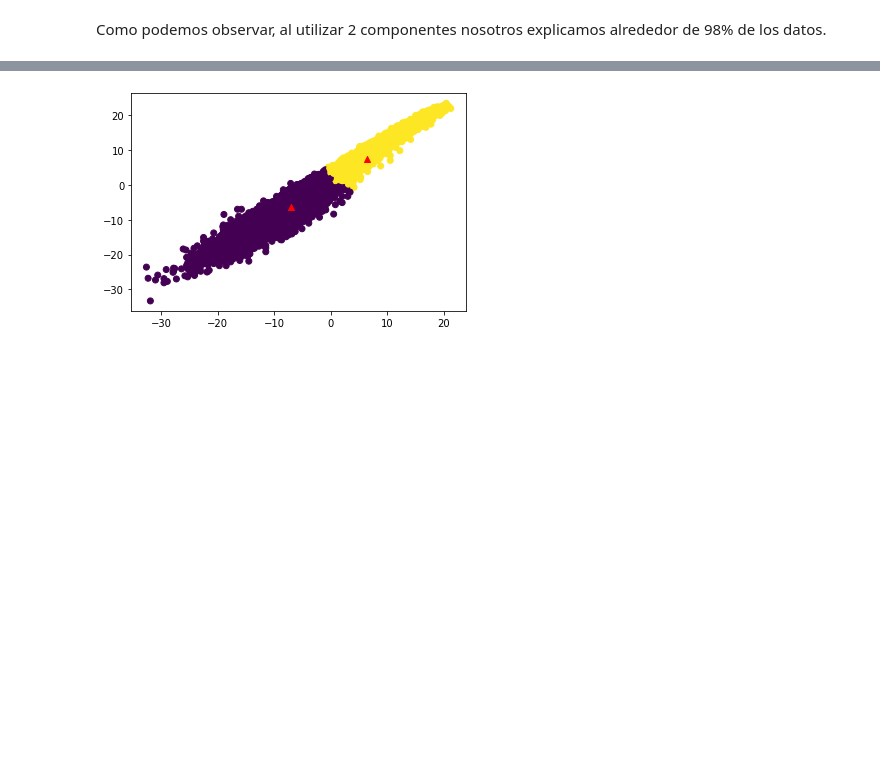
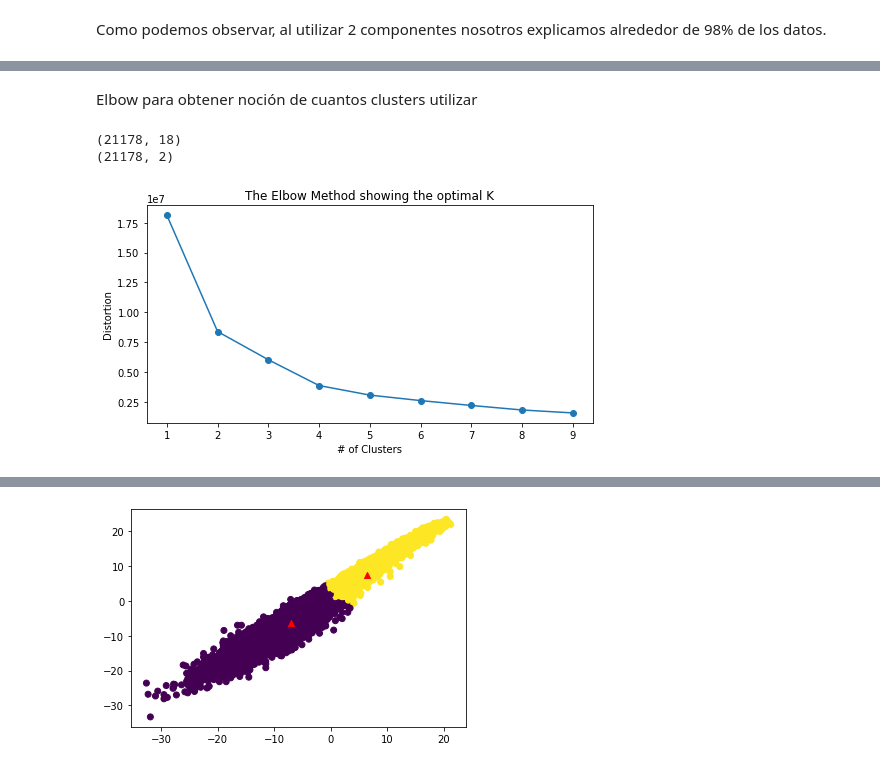
Before and after one commit to WizenPainter/reto-ma2007b, a Jupyter notebook: noaa_ai_workshop/IntroNotebooks/05-Challenge.ipynb, the cells around one changed output, grey strips where cells are left out. Cells and saved outputs as stored; diff of their text form; code cells hidden in the pictures; blank space fills up the shorter version.

```diff
--- a/noaa_ai_workshop/IntroNotebooks/05-Challenge.ipynb
+++ b/noaa_ai_workshop/IntroNotebooks/05-Challenge.ipynb
@@ -89,0 +114,19 @@ print(projected.shape)
+# %% [markdown]
+Elbow para obtener noción de cuantos clusters utilizar
+# %%
+distortions = []
+K = range(1,10)
+for k in K:
+    kmeanModel = KMeans(n_clusters=k)
+    kmeanModel.fit(projected)
+    distortions.append(kmeanModel.inertia_)
+plt.figure(figsize=(8,4))
+plt.plot(K, distortions, marker= "o")
+plt.xlabel('# of Clusters')
+plt.ylabel('Distortion')
+plt.title('The Elbow Method showing the optimal K')
+plt.show()
+# %% [output]
+(21178, 18)
+(21178, 2)
+[figure, added]
```
Also changed, not shown: parts of 15 cells of this notebook, 2 other files.
